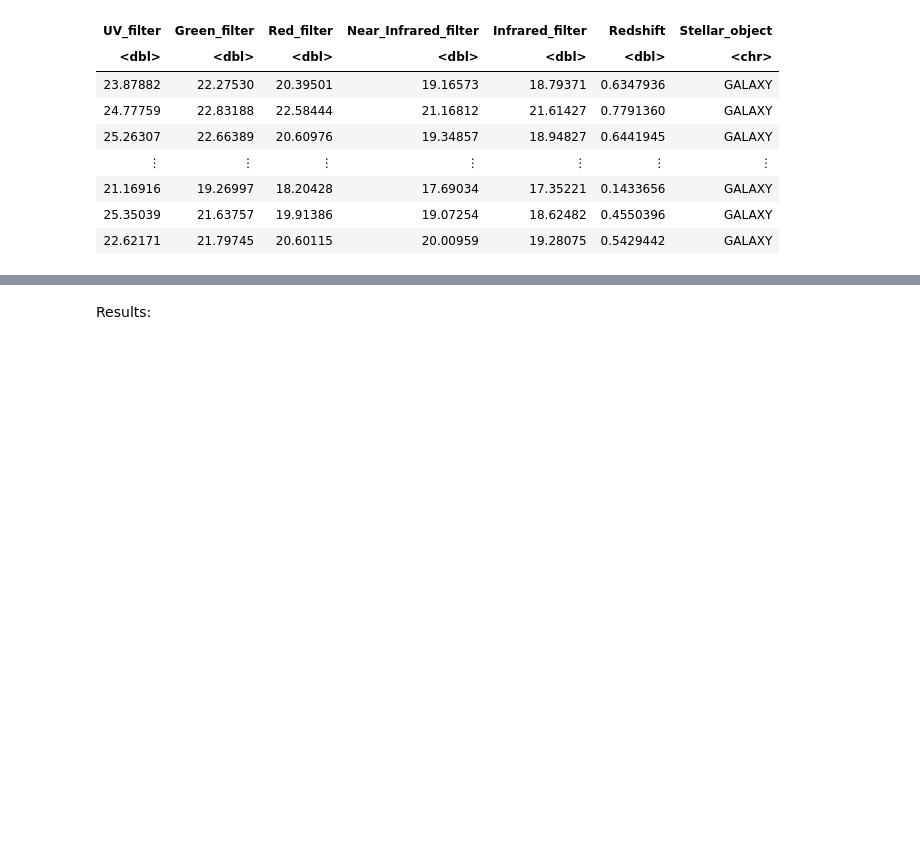
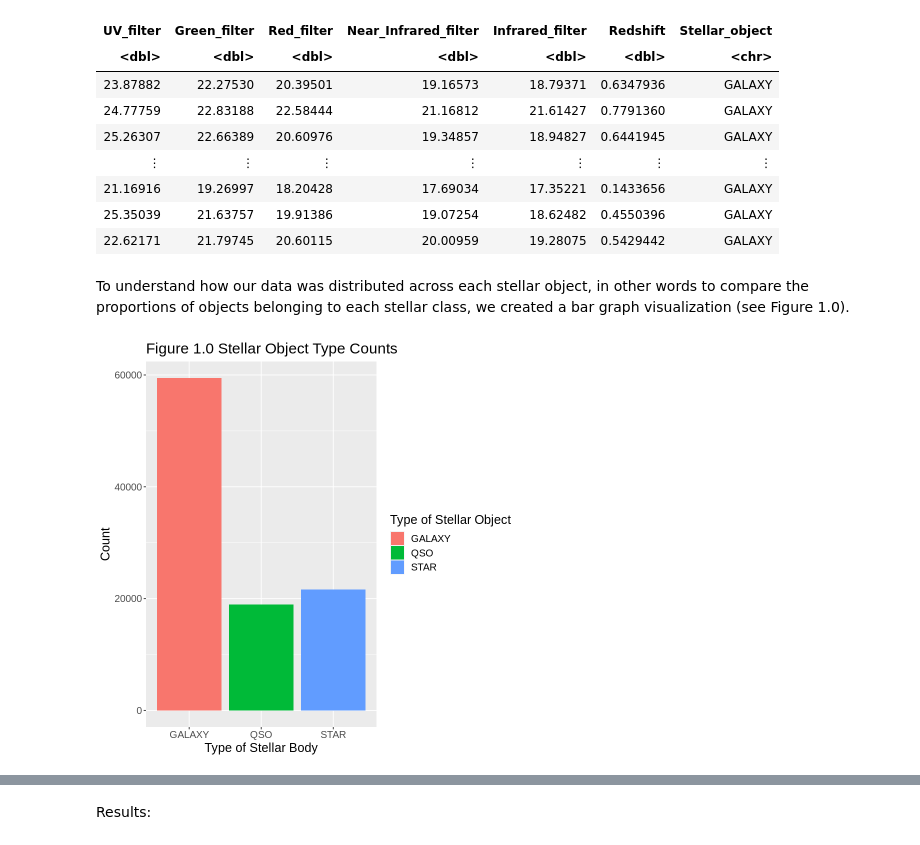
Before and after one commit to Margokap/DSCI100-group-03, a Jupyter notebook: project_1.ipynb, the cells around one changed output, grey strips where cells are left out. Drawn from its saved outputs; the diff is of its cells as text; code cells hidden in the pictures; blank space fills up the shorter version.

```diff
--- a/project_1.ipynb
+++ b/project_1.ipynb
@@ -93,3 +94,20 @@ A tibble: 100000 × 7
 | 21.16916 | 19.26997 | 18.20428 | 17.69034 | 17.35221 | 0.1433656 | GALAXY |
 | 25.35039 | 21.63757 | 19.91386 | 19.07254 | 18.62482 | 0.4550396 | GALAXY |
 | 22.62171 | 21.79745 | 20.60115 | 20.00959 | 19.28075 | 0.5429442 | GALAXY |
+# %% [markdown]
+To understand how our data was distributed across each stellar object, in other words to compare the proportions of objects belonging to each stellar class, we created a bar graph visualization (see Figure 1.0).
+# %%
+count <- star_data_tidy |>
+         group_by(Stellar_object) |>
+         summarize(count = n())
+
+star_counts_plot <- ggplot(count, aes(x = Stellar_object, y = count, fill = Stellar_object)) +
+    geom_bar(stat = "identity") +
+    labs(x = "Type of Stellar Body", fill = "Type of Stellar Object", y = "Count") +
+    theme(text = element_text(size = 15)) +
+    ggtitle("Figure 1.0 Stellar Object Type Counts") +
+    scale_color_brewer(palette = "Set2")
+
+star_counts_plot
+# %% [output]
+[figure, added]
```
Also changed, not shown: parts of 7 cells of this notebook.
